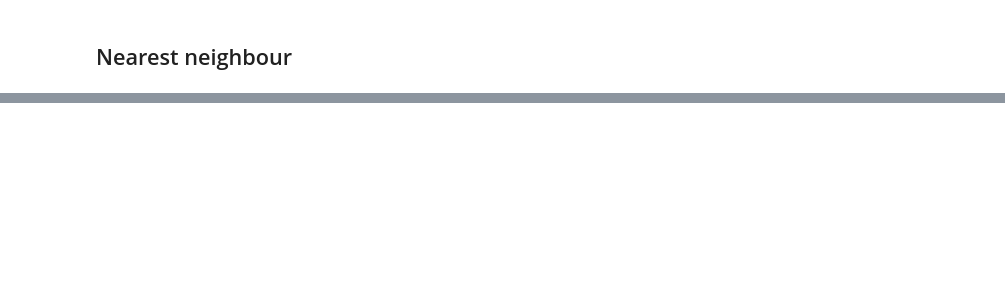
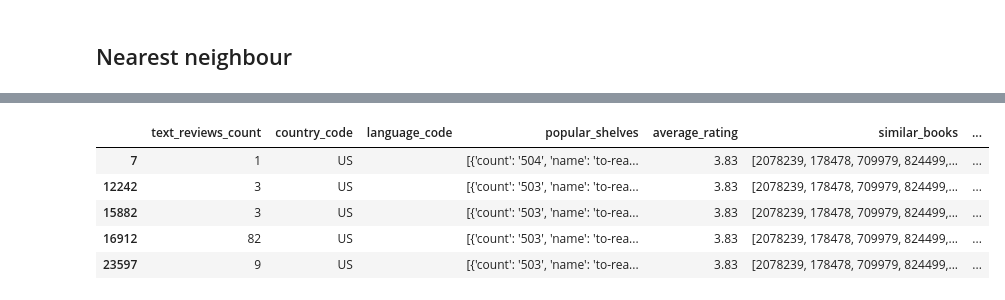
Before and after one commit to ninamamaeva/recommendation_engine, a Jupyter notebook: Untitled.ipynb, the cells around one changed output, grey strips where cells are left out. Saved outputs shown, nothing was run; the diff lists cells and outputs as text; code cells hidden in the pictures; blank space fills up the shorter version.

```diff
--- a/Untitled.ipynb
+++ b/Untitled.ipynb
@@ -288,0 +274,9 @@ Canti orfici
+# %%
+poetry_1[poetry_1['title'] == 'Dark Sons']
+# %% [output]
+|  | text_reviews_count | country_code | language_code | popular_shelves | average_rating | similar_books | ... |
+| 7 | 1 | US |  | [{'count': '504', 'name': 'to-rea... | 3.83 | [2078239, 178478, 709979, 824499,... | ... |
+| 12242 | 3 | US |  | [{'count': '503', 'name': 'to-rea... | 3.83 | [2078239, 178478, 709979, 824499,... | ... |
+| 15882 | 3 | US |  | [{'count': '503', 'name': 'to-rea... | 3.83 | [2078239, 178478, 709979, 824499,... | ... |
+| 16912 | 82 | US |  | [{'count': '503', 'name': 'to-rea... | 3.83 | [2078239, 178478, 709979, 824499,... | ... |
+| 23597 | 9 | US |  | [{'count': '503', 'name': 'to-rea... | 3.83 | [2078239, 178478, 709979, 824499,... | ... |
```
Also changed, not shown: parts of 7 cells of this notebook.
